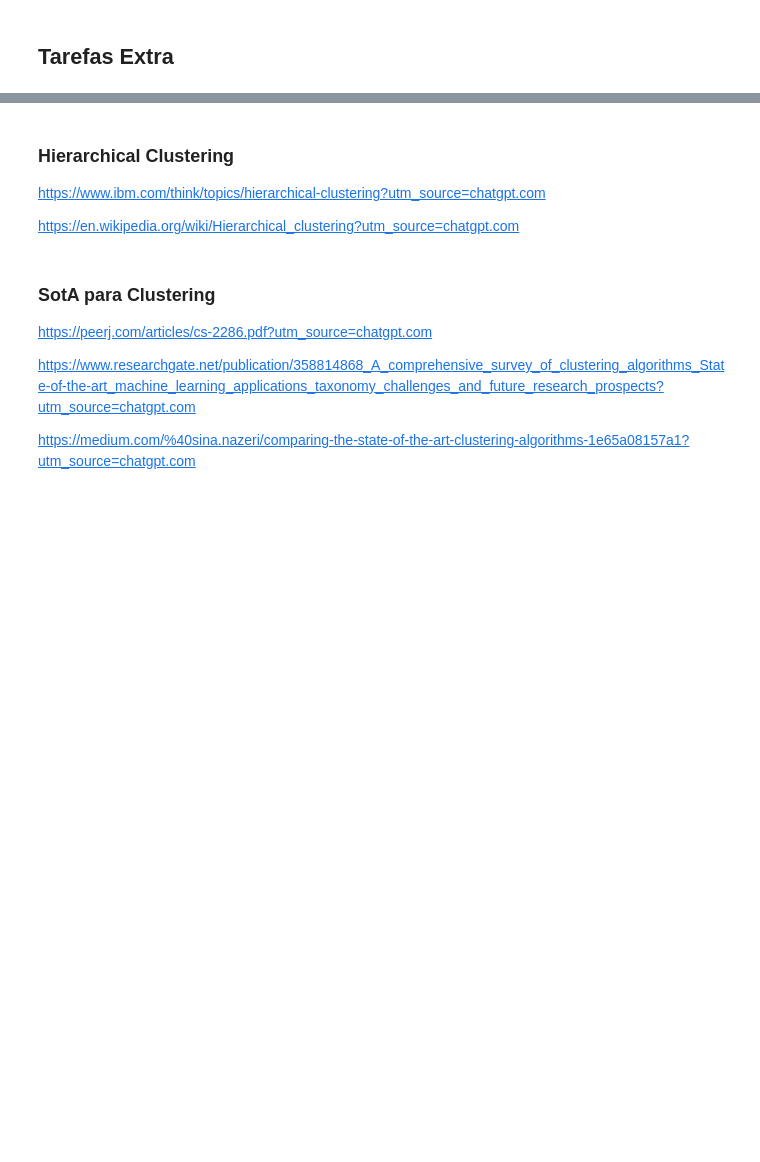
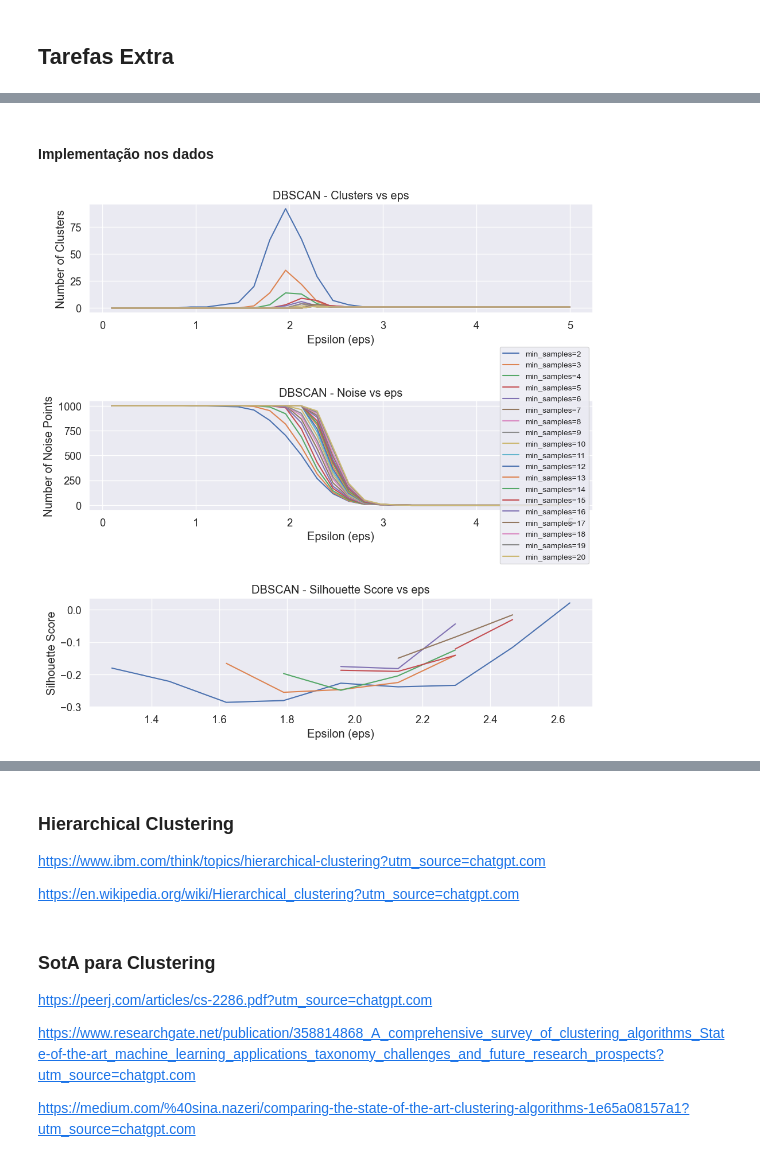
Before and after one commit to figredos/cis-trainee, a Jupyter notebook: 2-clusterizacao/notebooks/clusterizacao.ipynb, the cells around one changed output, grey strips where cells are left out. Saved outputs shown, nothing was run; the diff lists cells and outputs as text; code cells hidden in the pictures; blank space fills up the shorter version.

Commit message:
Adicionando explicação e implementação DBSCAN

```diff
--- a/2-clusterizacao/notebooks/clusterizacao.ipynb
+++ b/2-clusterizacao/notebooks/clusterizacao.ipynb
@@ -796,0 +815,2 @@ https://en.wikipedia.org/wiki/DBSCAN?utm_source=chatgpt.com
+# %% [markdown]
+#### Implementação nos dados
@@ -796,0 +849,38 @@ https://en.wikipedia.org/wiki/DBSCAN?utm_source=chatgpt.com
+# %%
+# Plotting
+plt.figure(figsize=(10, 10))
+
+# Plot number of clusters
+plt.subplot(3, 1, 1)
+for key in n_clusters_dict:
+    if key != '1':
+        plt.plot(eps_values, n_clusters_dict[key], label=f'min_samples={key}')
+plt.xlabel('Epsilon (eps)')
+plt.ylabel('Number of Clusters')
+plt.title('DBSCAN - Clusters vs eps')
+plt.grid(True)
+
+# Plot number of noise points
+plt.subplot(3, 1, 2)
+for key in n_noise_dict:
+    if key != '1':
+        plt.plot(eps_values, n_noise_dict[key], label=f'min_samples={key}')
+plt.xlabel('Epsilon (eps)')
+plt.ylabel('Number of Noise Points')
+plt.title('DBSCAN - Noise vs eps')
+plt.legend(loc='center right', prop={'size': 10})
+plt.grid(True)
+
+# Plot silhouette scores
+plt.subplot(3, 1, 3)
+for key in silhouette_scores_dict:
+    if key != '1':
+        plt.plot(eps_values, silhouette_scores_dict[key], label=f'min_samples={key}')
+plt.xlabel('Epsilon (eps)')
+plt.ylabel('Silhouette Score')
+plt.title('DBSCAN - Silhouette Score vs eps')
+plt.grid(True)
+plt.tight_layout()
+plt.show()
+# %% [output]
+[figure, added]
```
Also changed, not shown: parts of 21 cells of this notebook.
